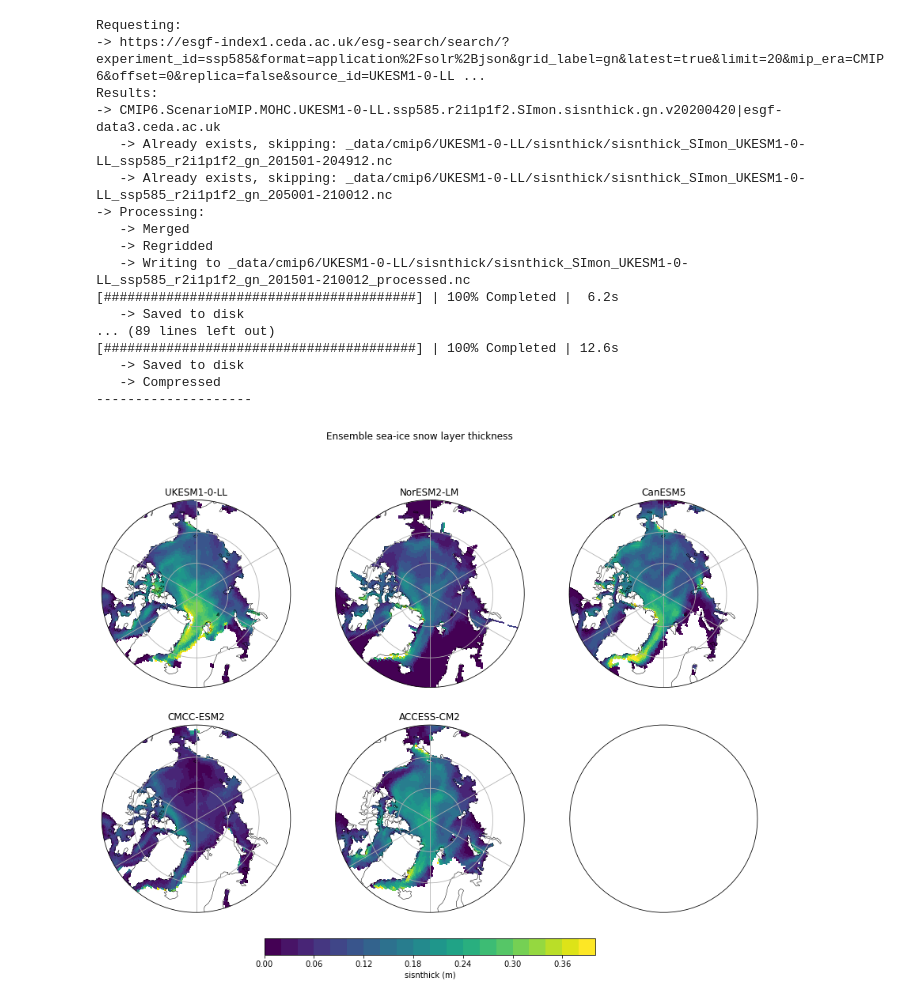
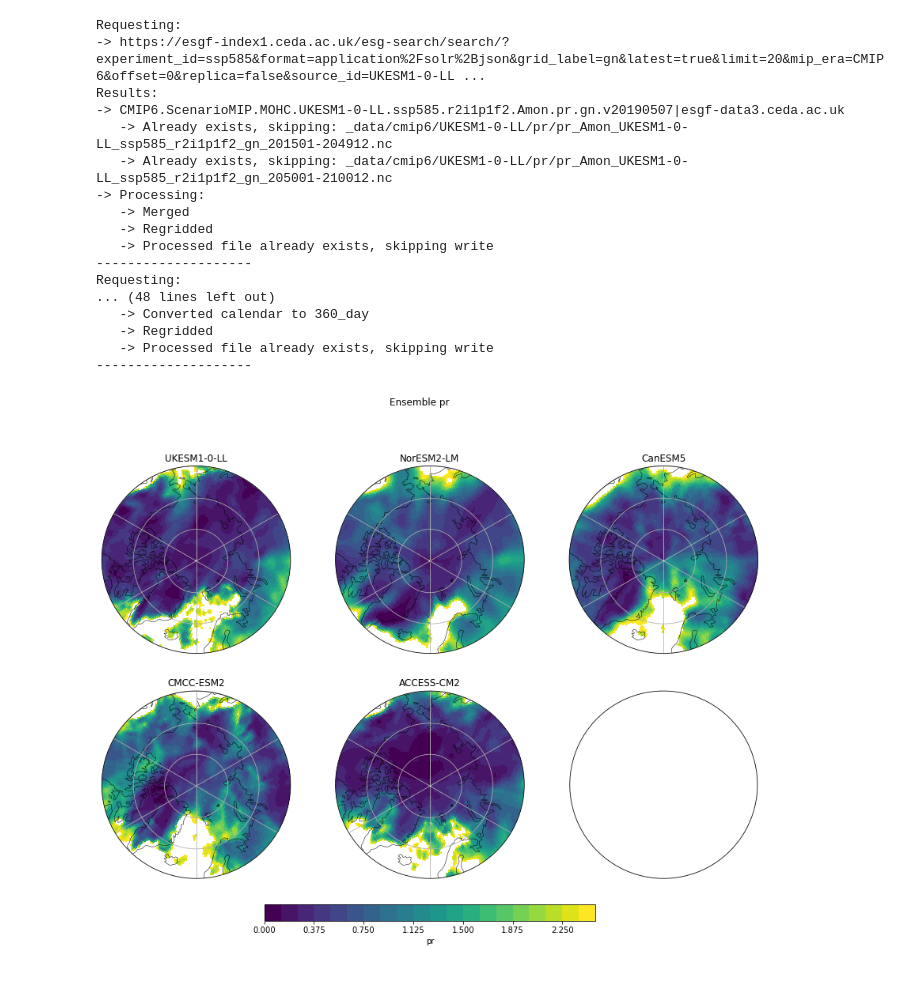
Before and after one commit to hannahwoodward/cmip6-seaice-precipitation, a Jupyter notebook: remote_download.ipynb, the cells around one changed output. Cells and saved outputs as stored; diff of their text form; code cells hidden in the pictures.

Commit message:
Update remote_download with table_id and for pr download

```diff
--- a/remote_download.ipynb
+++ b/remote_download.ipynb
@@ -15,7 +15,8 @@ ukesm_grid = xarray.open_mfdataset(
 )
 regrid_kwargs = {
     'grid': ukesm_grid,
-    'method': 'nearest_s2d',
+    'method': 'bilinear',
+    'extrap_method': 'nearest_s2d',
     'copy_dims': ['i', 'j', 'longitude', 'latitude', 'vertices']
 }
 
@@ -32,12 +33,14 @@ variables = [
     'pr',
     'prsn'
 ]
+variable_id = 'pr'
 
 si_kwargs = {
     'experiment_id': 'ssp585',
     'frequency': 'mon',
     'regrid_kwargs': regrid_kwargs,
-    'variable_id': 'sisnthick'
+    'table_id': 'Amon', # for pr, prsn
+    'variable_id': variable_id
 }
 # %%
 for i, item in enumerate(ensemble):
@@ -59,50 +62,50 @@ for i, item in enumerate(ensemble):
 Requesting:
 -> https://esgf-index1.ceda.ac.uk/esg-search/search/?experiment_id=ssp585&format=application%2Fsolr%2Bjson&grid_label=gn&latest=true&limit=20&mip_era=CMIP6&offset=0&replica=false&source_id=UKESM1-0-LL ...
 Results:
--> CMIP6.ScenarioMIP.MOHC.UKESM1-0-LL.ssp585.r2i1p1f2.SImon.sisnthick.gn.v20200420|esgf-data3.ceda.ac.uk
-   -> Already exists, skipping: _data/cmip6/UKESM1-0-LL/sisnthick/sisnthick_SImon_UKESM1-0-LL_ssp585_r2i1p1f2_gn_201501-204912.nc
-   -> Already exists, skipping: _data/cmip6/UKESM1-0-LL/sisnthick/sisnthick_SImon_UKESM1-0-LL_ssp585_r2i1p1f2_gn_205001-210012.nc
+-> CMIP6.ScenarioMIP.MOHC.UKESM1-0-LL.ssp585.r2i1p1f2.Amon.pr.gn.v20190507|esgf-data3.ceda.ac.uk
+   -> Already exists, skipping: _data/cmip6/UKESM1-0-LL/pr/pr_Amon_UKESM1-0-LL_ssp585_r2i1p1f2_gn_201501-204912.nc
+   -> Already exists, skipping: _data/cmip6/UKESM1-0-LL/pr/pr_Amon_UKESM1-0-LL_ssp585_r2i1p1f2_gn_205001-210012.nc
 -> Processing:
    -> Merged
    -> Regridded
-   -> Writing to _data/cmip6/UKESM1-0-LL/sisnthick/sisnthick_SImon_UKESM1-0-LL_ssp585_r2i1p1f2_gn_201501-210012_processed.nc
-[########################################] | 100% Completed |  6.2s
-   -> Saved to disk
-... (89 lines left out)
-[########################################] | 100% Completed | 12.6s
-   -> Saved to disk
-   -> Compressed
+   -> Processed file already exists, skipping write
 --------------------
+Requesting:
+... (48 lines left out)
+   -> Converted calendar to 360_day
+   -> Regridded
+   -> Processed file already exists, skipping write
+--------------------
 # %%
 import libs.plot
 import warnings
 warnings.filterwarnings('ignore')
 
 ensemble_data = []
 for item in ensemble:
     item_data = xarray.open_mfdataset(
         paths=item['file'],
         combine='by_coords',
         use_cftime=True
     )
     ensemble_data.append({
-        'data': item_data.sisnthick[0, :, :],
+        'data': item_data[variable_id][0, :, :] * 86400,
         'label': item['source_id']
     })
 
 libs.plot.nstereo(
     ensemble_data,
-    title='Ensemble sea-ice snow layer thickness',
-    colorbar_label='sisnthick (m)',
+    title=f'Ensemble {variable_id}',
+    colorbar_label=variable_id,
     colormesh_kwargs={
         'extend': 'neither',
         'levels': 21,
         'vmin': 0,
-        'vmax': 0.4,
+        'vmax': 2.5,
         'x': 'longitude',
         'y': 'latitude'
     },
     shape=(2, 3)
 )
 # %% [output]
-[figure, old version]
+[figure, new version]
```
